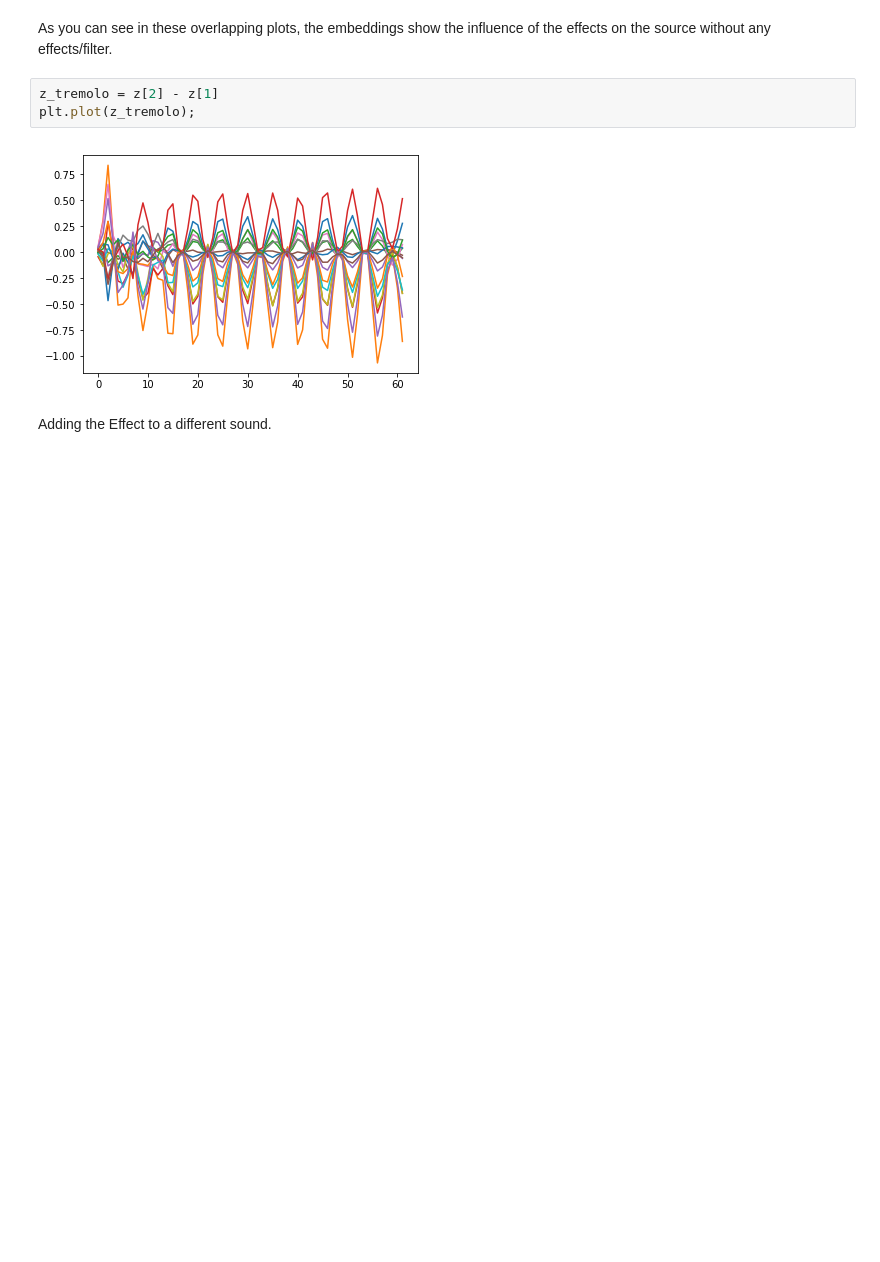
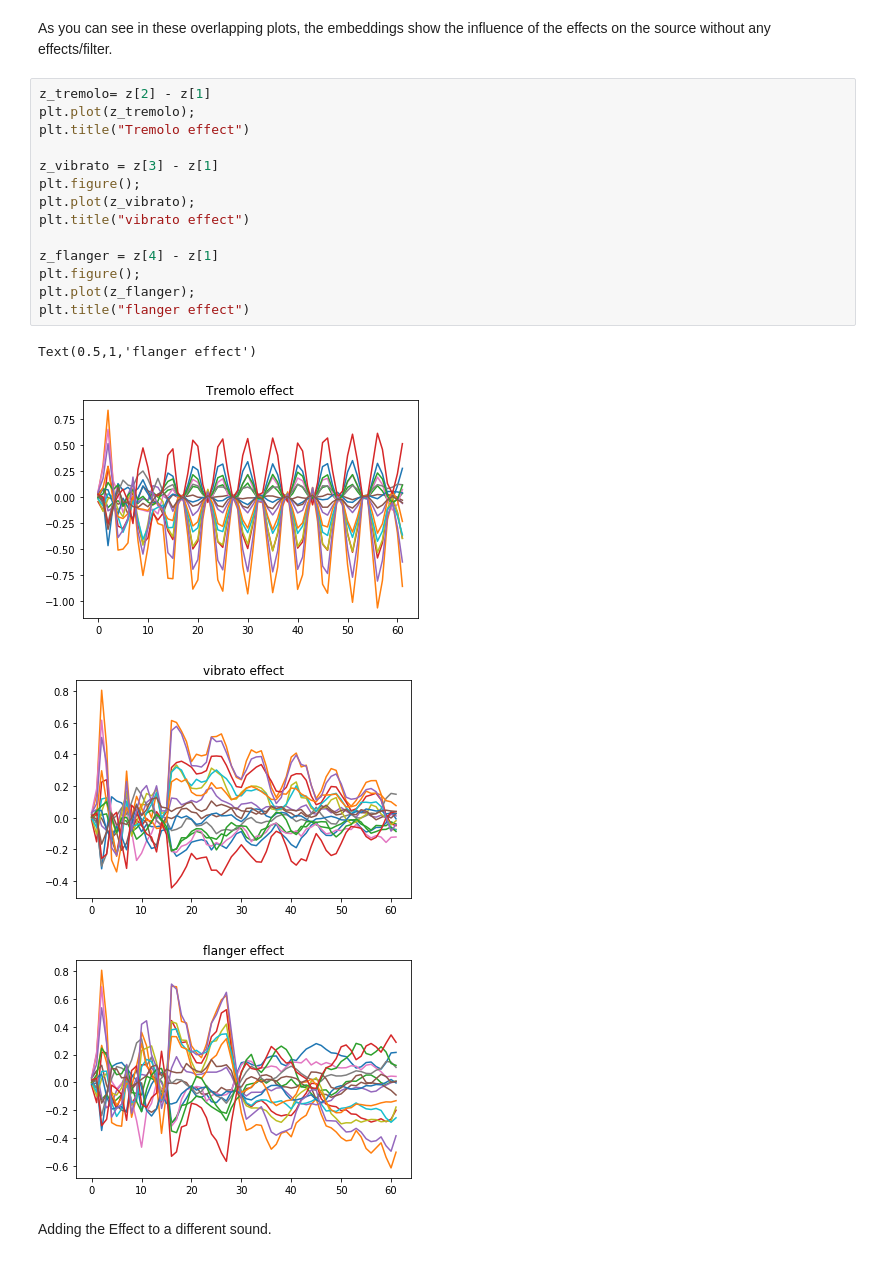
Before and after one commit to eardrummer/NsynthExperimentNotebooks, a Jupyter notebook: NsynthExp_Arithmetic.ipynb, the cells around one changed output. Saved outputs shown, nothing was run; the diff lists cells and outputs as text; blank space fills up the shorter version.

Commit message:
updated plots

```diff
--- a/NsynthExp_Arithmetic.ipynb
+++ b/NsynthExp_Arithmetic.ipynb
@@ -225,11 +225,25 @@ plt.plot(z[4],'*');
 [figure]
 # %% [markdown]
 As you can see in these overlapping plots, the embeddings show the influence of the effects on the source without any effects/filter.
-# %%
-z_tremolo = z[2] - z[1]
-plt.plot(z_tremolo);
-# %% [output]
-[figure, removed]
+# %%
+z_tremolo= z[2] - z[1]
+plt.plot(z_tremolo);
+plt.title("Tremolo effect")
+
+z_vibrato = z[3] - z[1]
+plt.figure();
+plt.plot(z_vibrato);
+plt.title("vibrato effect")
+
+z_flanger = z[4] - z[1]
+plt.figure();
+plt.plot(z_flanger);
+plt.title("flanger effect")
+# %% [output]
+Text(0.5,1,'flanger effect')
+[figure, added]
+[figure, added]
+[figure, added]
 # %% [markdown]
 Adding the Effect to a different sound.
 # %%
```
Also changed, not shown: parts of 2 cells of this notebook.
